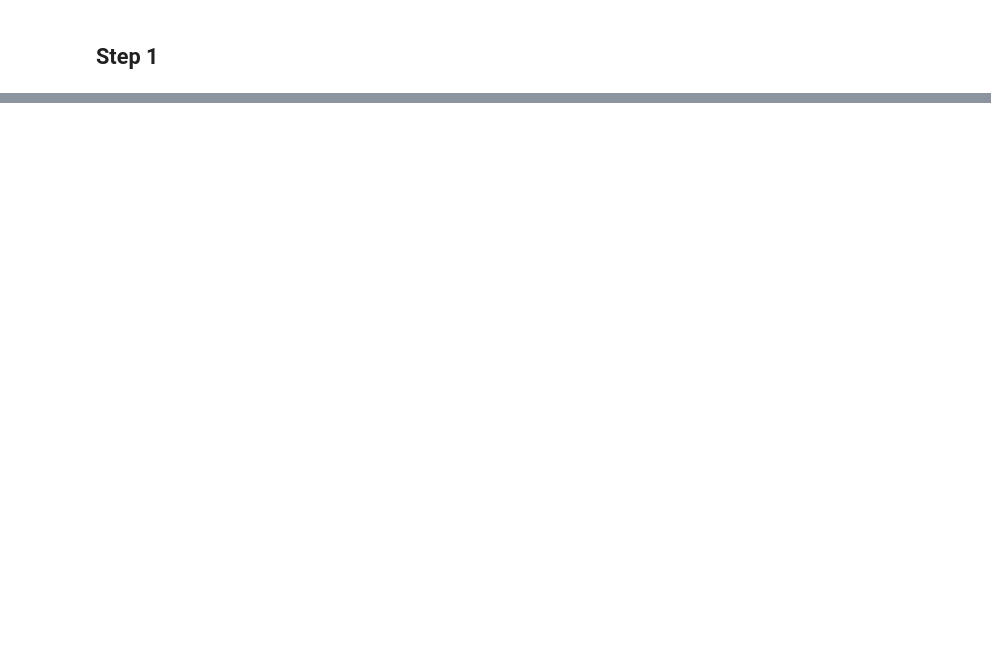
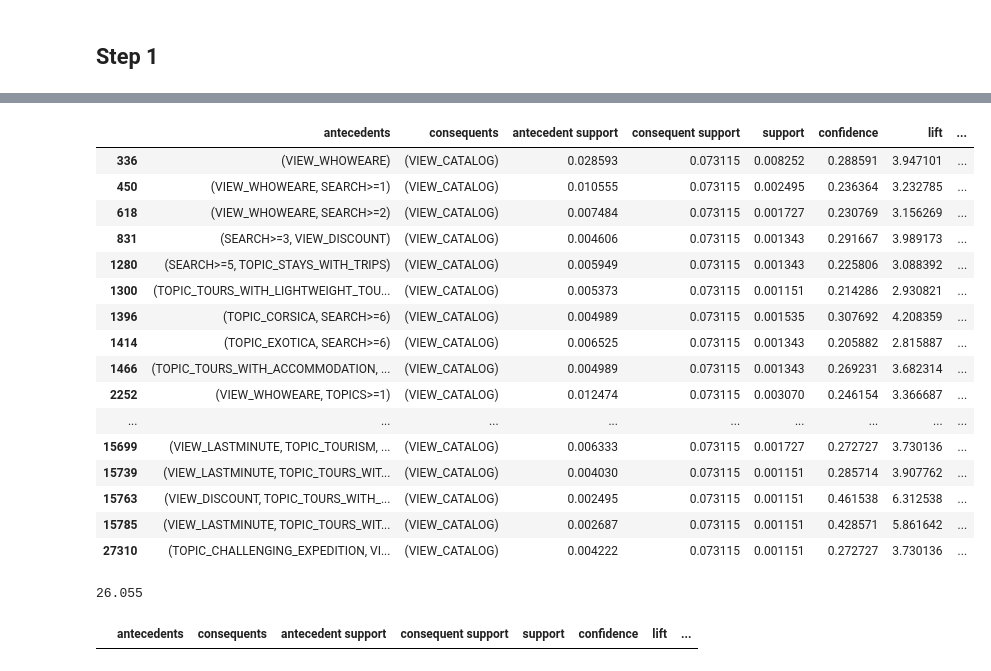
Before and after one commit to TarasHamkalo/on-web-data-mining, a Jupyter notebook: 04/notebooks/main.ipynb, the cells around one changed output, grey strips where cells are left out. Saved outputs shown, nothing was run; the diff lists cells and outputs as text; code cells hidden in the pictures; blank space fills up the shorter version.

```diff
--- a/04/notebooks/main.ipynb
+++ b/04/notebooks/main.ipynb
@@ -233,0 +247,9 @@ print(item_counts.most_common(50))
+# %%
+transactions = [t["items"] for t in transaction_list]
+transactions = [
+    t for t in transactions
+    if len(t) > 1
+]
+print(len(transactions))
+for t in transactions:
+    print(t)
@@ -233,0 +274,23 @@ print(item_counts.most_common(50))
+# %%
+from mlxtend.preprocessing import TransactionEncoder
+
+te = TransactionEncoder()
+te_array = te.fit(transactions).transform(transactions)
+
+df_onehot = pd.DataFrame(te_array, columns=te.columns_)
+# %%
+from mlxtend.frequent_patterns import apriori
+
+frequent_itemsets = apriori(
+    df_onehot,
+    min_support=0.001,   # start here, may lower later
+    use_colnames=True
+)
+# %%
+from mlxtend.frequent_patterns import association_rules
+
+rules = association_rules(
+    frequent_itemsets,
+    metric="confidence",
+    min_threshold=0.2
+)
@@ -233,0 +313,34 @@ print(item_counts.most_common(50))
+# %%
+rules_catalog = rules[
+    rules["consequents"].apply(lambda x: "VIEW_CATALOG" in x)
+]
+rules_catalog
+# %% [output]
+|  | antecedents | consequents | antecedent support | consequent support | support | confidence | lift | ... |
+| 336 | (VIEW_WHOWEARE) | (VIEW_CATALOG) | 0.028593 | 0.073115 | 0.008252 | 0.288591 | 3.947101 | ... |
+| 450 | (VIEW_WHOWEARE, SEARCH>=1) | (VIEW_CATALOG) | 0.010555 | 0.073115 | 0.002495 | 0.236364 | 3.232785 | ... |
+| 618 | (VIEW_WHOWEARE, SEARCH>=2) | (VIEW_CATALOG) | 0.007484 | 0.073115 | 0.001727 | 0.230769 | 3.156269 | ... |
+| 831 | (SEARCH>=3, VIEW_DISCOUNT) | (VIEW_CATALOG) | 0.004606 | 0.073115 | 0.001343 | 0.291667 | 3.989173 | ... |
+| 1280 | (SEARCH>=5, TOPIC_STAYS_WITH_TRIPS) | (VIEW_CATALOG) | 0.005949 | 0.073115 | 0.001343 | 0.225806 | 3.088392 | ... |
+| 1300 | (TOPIC_TOURS_WITH_LIGHTWEIGHT_TOU... | (VIEW_CATALOG) | 0.005373 | 0.073115 | 0.001151 | 0.214286 | 2.930821 | ... |
+| 1396 | (TOPIC_CORSICA, SEARCH>=6) | (VIEW_CATALOG) | 0.004989 | 0.073115 | 0.001535 | 0.307692 | 4.208359 | ... |
+| 1414 | (TOPIC_EXOTICA, SEARCH>=6) | (VIEW_CATALOG) | 0.006525 | 0.073115 | 0.001343 | 0.205882 | 2.815887 | ... |
+| 1466 | (TOPIC_TOURS_WITH_ACCOMMODATION, ... | (VIEW_CATALOG) | 0.004989 | 0.073115 | 0.001343 | 0.269231 | 3.682314 | ... |
+| 2252 | (VIEW_WHOWEARE, TOPICS>=1) | (VIEW_CATALOG) | 0.012474 | 0.073115 | 0.003070 | 0.246154 | 3.366687 | ... |
+| ... | ... | ... | ... | ... | ... | ... | ... | ... |
+| 15699 | (VIEW_LASTMINUTE, TOPIC_TOURISM, ... | (VIEW_CATALOG) | 0.006333 | 0.073115 | 0.001727 | 0.272727 | 3.730136 | ... |
+| 15739 | (VIEW_LASTMINUTE, TOPIC_TOURS_WIT... | (VIEW_CATALOG) | 0.004030 | 0.073115 | 0.001151 | 0.285714 | 3.907762 | ... |
+| 15763 | (VIEW_DISCOUNT, TOPIC_TOURS_WITH_... | (VIEW_CATALOG) | 0.002495 | 0.073115 | 0.001151 | 0.461538 | 6.312538 | ... |
+| 15785 | (VIEW_LASTMINUTE, TOPIC_TOURS_WIT... | (VIEW_CATALOG) | 0.002687 | 0.073115 | 0.001151 | 0.428571 | 5.861642 | ... |
+| 27310 | (TOPIC_CHALLENGING_EXPEDITION, VI... | (VIEW_CATALOG) | 0.004222 | 0.073115 | 0.001151 | 0.272727 | 3.730136 | ... |
+# %%
+0.005  * len(transactions)
+# %% [output]
+26.055
+# %%
+rules_app = rules[
+    rules["consequents"].apply(lambda x: "VIEW_APPLICATION" in x)
+]
+rules_app
+# %% [output]
+|  | antecedents | consequents | antecedent support | consequent support | support | confidence | lift | ... |
```
Also changed, not shown: parts of 11 cells of this notebook, 1 other file.
